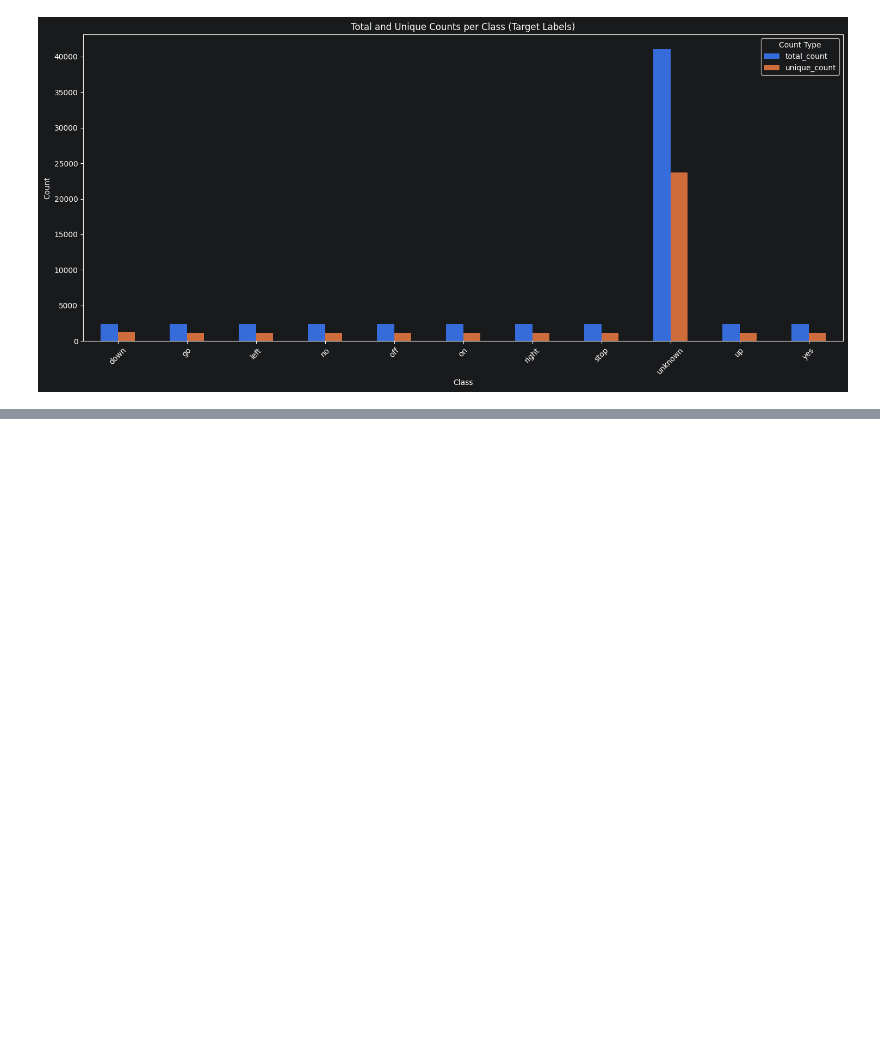
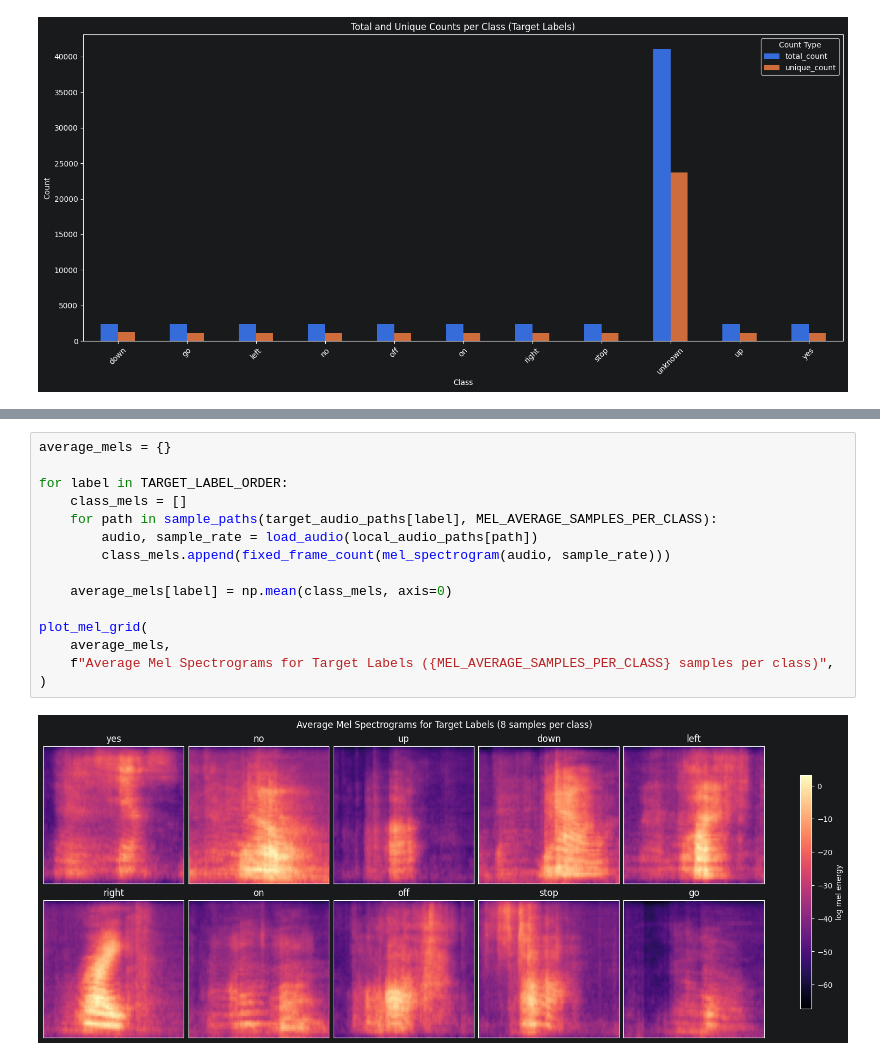
Before and after one commit to Mattioo7/transformers-speech-commands, a Jupyter notebook: 01_dataset_analysis.ipynb, the cells around one changed output, grey strips where cells are left out. Drawn from its saved outputs; the diff is of its cells as text; blank space fills up the shorter version.

```diff
--- a/01_dataset_analysis.ipynb
+++ b/01_dataset_analysis.ipynb
@@ -170,0 +391,17 @@ plot_counts(target_df, "Total and Unique Counts per Class (Target Labels)")
+# %%
+average_mels = {}
+
+for label in TARGET_LABEL_ORDER:
+    class_mels = []
+    for path in sample_paths(target_audio_paths[label], MEL_AVERAGE_SAMPLES_PER_CLASS):
+        audio, sample_rate = load_audio(local_audio_paths[path])
+        class_mels.append(fixed_frame_count(mel_spectrogram(audio, sample_rate)))
+
+    average_mels[label] = np.mean(class_mels, axis=0)
+
+plot_mel_grid(
+    average_mels,
+    f"Average Mel Spectrograms for Target Labels ({MEL_AVERAGE_SAMPLES_PER_CLASS} samples per class)",
+)
+# %% [output]
+[figure, added]
```
Also changed, not shown: parts of 17 cells of this notebook, 2 other files.
